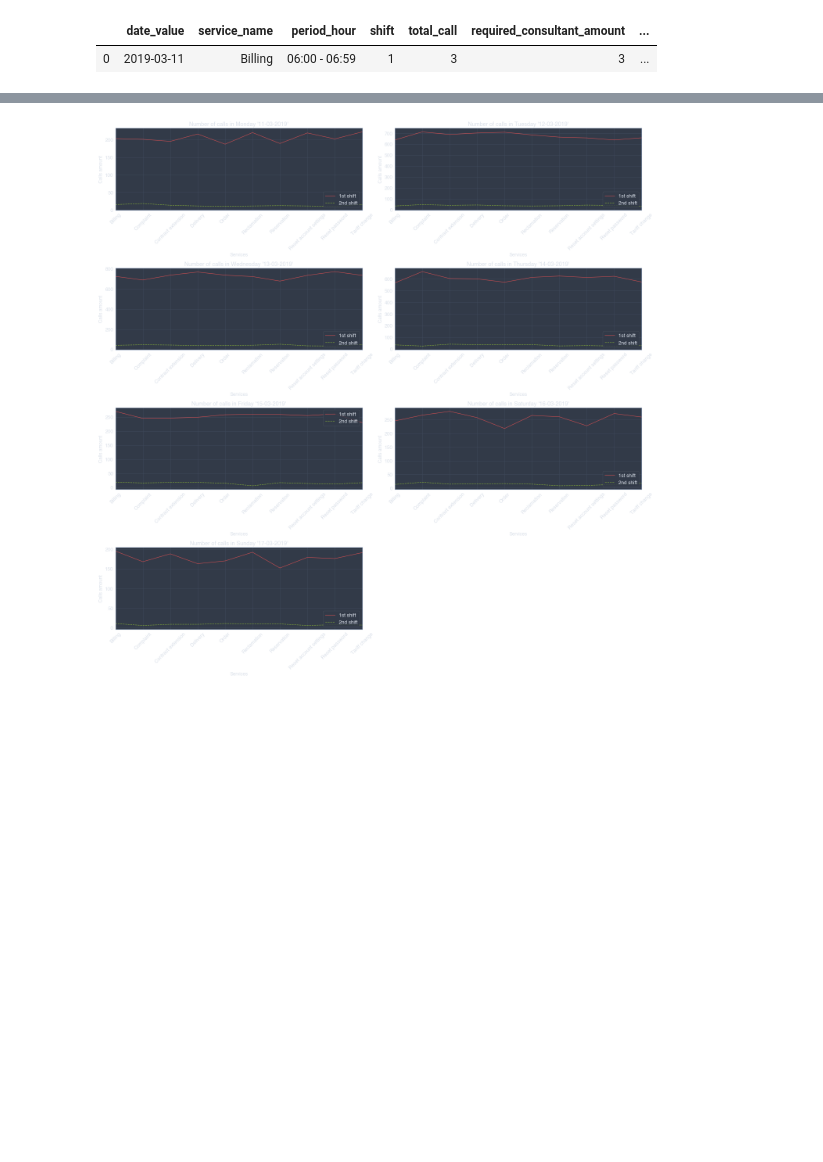
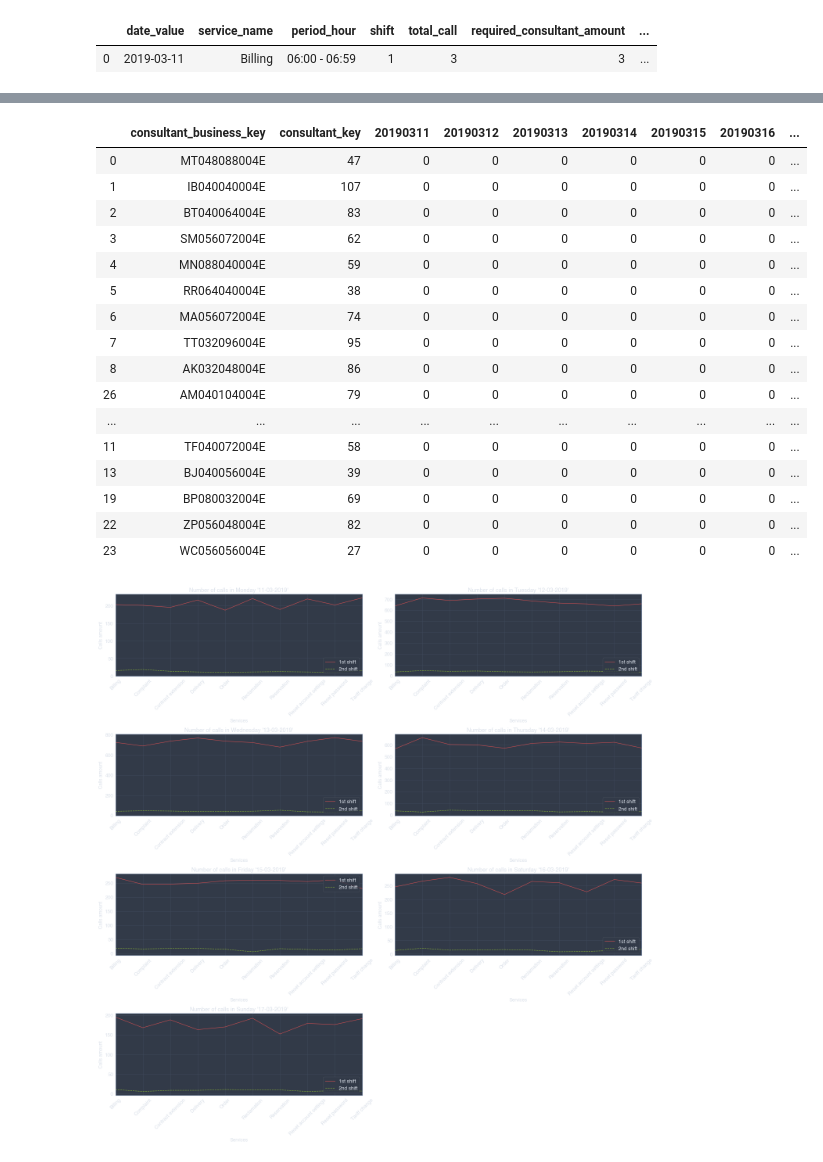
Before and after one commit to SzymonBocian/PracaInzynierska, a Jupyter notebook: DataScripts/optimization_module.ipynb, the cells around one changed output, grey strips where cells are left out. Saved outputs shown, nothing was run; the diff lists cells and outputs as text; code cells hidden in the pictures; blank space fills up the shorter version.

Commit message:
Work calendar in progress

```diff
--- a/DataScripts/optimization_module.ipynb
+++ b/DataScripts/optimization_module.ipynb
@@ -129,3 +239,51 @@ df.groupby(["date_value", "service_name", "shift"]) \
+# %%
+# worker's calendar
+import datetime
+
+work_calendar_col = ["consultant_business_key", "consultant_key"] + [ str(x) for x in time_period_date]
+
+work_calendar_df = pd.DataFrame(columns = work_calendar_col)
+
+for index, require in aggr_df.iterrows():
+
+    service_col_name = require["service_name"].replace(" ", "_").lower()
+    day_col_name     = require["date_value"].strftime("%Y%m%d")
+
+    tmp_df = rest_df[(rest_df[service_col_name] == 1) & \
+                     (rest_df[day_col_name] == 0)] \
+    .head(require["daily_consultant"])
+
+#     tmp_df = rest_df[(rest_df["billing"] == 1) & \
+#                      (rest_df["20190311"] == 0)] \
+#     .head(require["daily_consultant"])
+
+#     tmp_df.loc[tmp_df[day_col_name]] = require["shift"]
+
+    tmp_df = tmp_df[work_calendar_col]
+
+    work_calendar_df = pd.concat([work_calendar_df, tmp_df])
+
+work_calendar_df.head(50)
+# tmp_df
+# df.groupby(["date_value", "shift"])["required_consultant_amount"].sum()
+# %% [output]
+|  | consultant_business_key | consultant_key | 20190311 | 20190312 | 20190313 | 20190314 | 20190315 | 20190316 | ... |
+| 0 | MT048088004E | 47 | 0 | 0 | 0 | 0 | 0 | 0 | ... |
+| 1 | IB040040004E | 107 | 0 | 0 | 0 | 0 | 0 | 0 | ... |
+| 2 | BT040064004E | 83 | 0 | 0 | 0 | 0 | 0 | 0 | ... |
+| 3 | SM056072004E | 62 | 0 | 0 | 0 | 0 | 0 | 0 | ... |
+| 4 | MN088040004E | 59 | 0 | 0 | 0 | 0 | 0 | 0 | ... |
+| 5 | RR064040004E | 38 | 0 | 0 | 0 | 0 | 0 | 0 | ... |
+| 6 | MA056072004E | 74 | 0 | 0 | 0 | 0 | 0 | 0 | ... |
+| 7 | TT032096004E | 95 | 0 | 0 | 0 | 0 | 0 | 0 | ... |
+| 8 | AK032048004E | 86 | 0 | 0 | 0 | 0 | 0 | 0 | ... |
+| 26 | AM040104004E | 79 | 0 | 0 | 0 | 0 | 0 | 0 | ... |
+| ... | ... | ... | ... | ... | ... | ... | ... | ... | ... |
+| 11 | TF040072004E | 58 | 0 | 0 | 0 | 0 | 0 | 0 | ... |
+| 13 | BJ040056004E | 39 | 0 | 0 | 0 | 0 | 0 | 0 | ... |
+| 19 | BP080032004E | 69 | 0 | 0 | 0 | 0 | 0 | 0 | ... |
+| 22 | ZP056048004E | 82 | 0 | 0 | 0 | 0 | 0 | 0 | ... |
+| 23 | WC056056004E | 27 | 0 | 0 | 0 | 0 | 0 | 0 | ... |
 # %%
 mon_1_df = df[(df["shift"] == "1") & (df["date_key"] == 20190311)].groupby(["service_name"])["total_call"].sum()
 mon_2_df = df[(df["shift"] == "2") & (df["date_key"] == 20190311)].groupby(["service_name"])["total_call"].sum()
```
Also changed, not shown: parts of 6 cells of this notebook.
